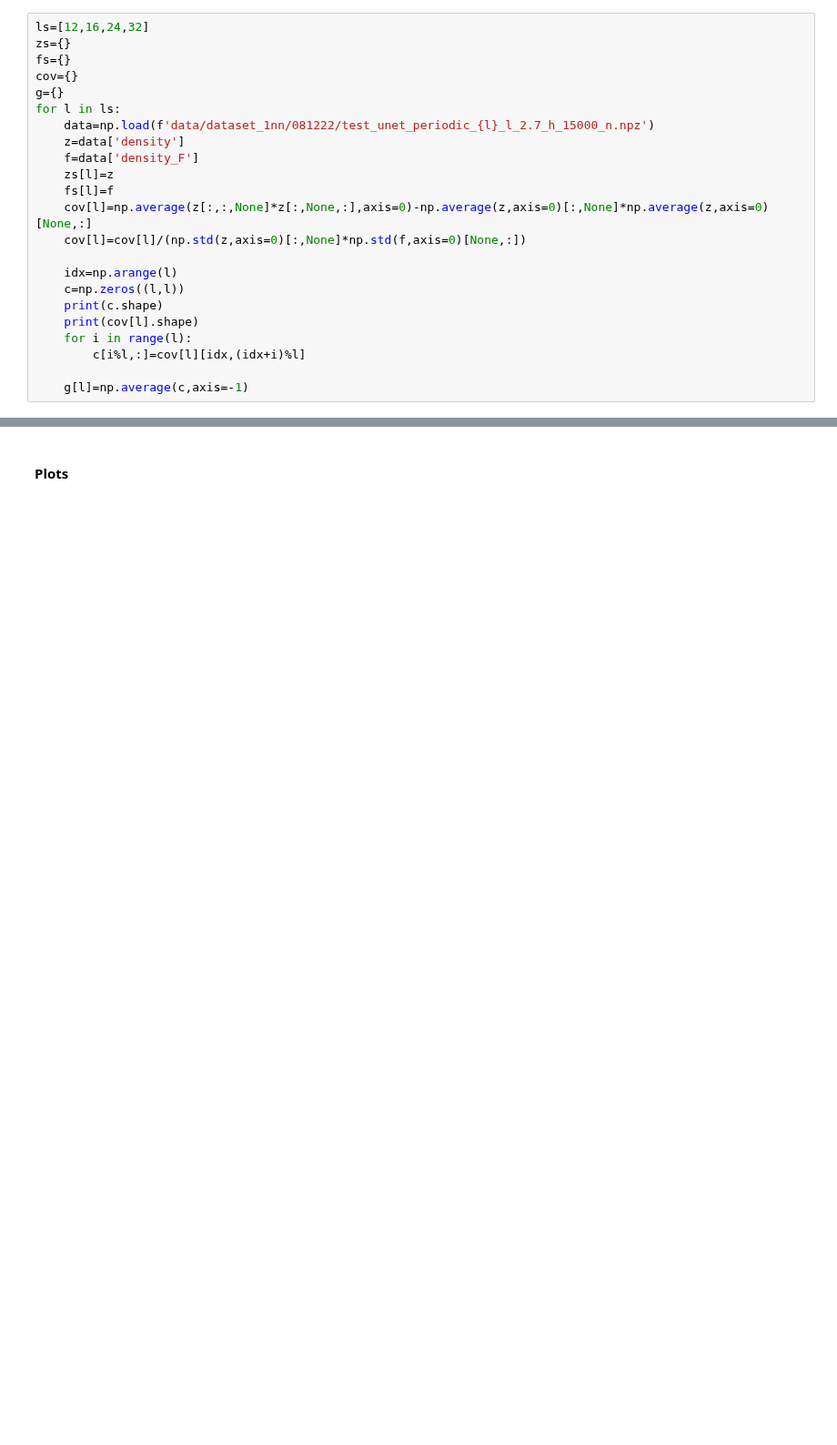
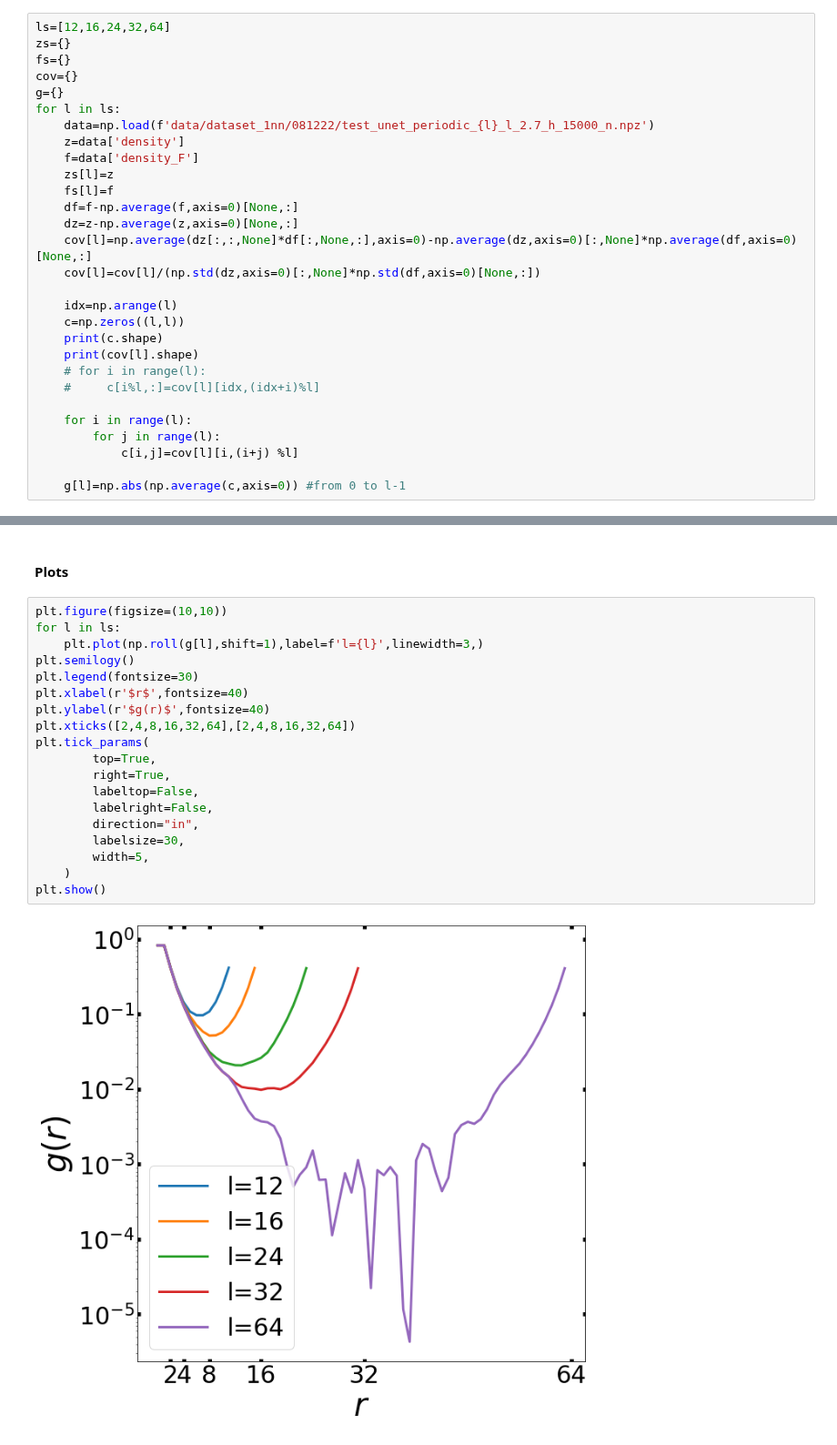
Before and after one commit to emacosta95/quantum_simulations_for_ising, a Jupyter notebook: CorrelationZXX.ipynb, the cells around one changed output, grey strips where cells are left out. Shown at 91% size. Saved outputs shown, nothing was run; the diff lists cells and outputs as text; blank space fills up the shorter version.

```diff
--- a/CorrelationZXX.ipynb
+++ b/CorrelationZXX.ipynb
@@ -85,7 +87,7 @@ import matplotlib.pyplot as plt
 # %% [markdown]
 #### Data
 # %%
-ls=[12,16,24,32]
+ls=[12,16,24,32,64]
 zs={}
 fs={}
 cov={}
@@ -96,17 +98,23 @@ for l in ls:
     f=data['density_F']
     zs[l]=z
     fs[l]=f
-    cov[l]=np.average(z[:,:,None]*z[:,None,:],axis=0)-np.average(z,axis=0)[:,None]*np.average(z,axis=0)[None,:]
-    cov[l]=cov[l]/(np.std(z,axis=0)[:,None]*np.std(f,axis=0)[None,:])
+    df=f-np.average(f,axis=0)[None,:]
+    dz=z-np.average(z,axis=0)[None,:]
+    cov[l]=np.average(dz[:,:,None]*df[:,None,:],axis=0)-np.average(dz,axis=0)[:,None]*np.average(df,axis=0)[None,:]
+    cov[l]=cov[l]/(np.std(dz,axis=0)[:,None]*np.std(df,axis=0)[None,:])
 
     idx=np.arange(l)
     c=np.zeros((l,l))
     print(c.shape)
     print(cov[l].shape)
+    # for i in range(l):
+    #     c[i%l,:]=cov[l][idx,(idx+i)%l]
+
     for i in range(l):
-        c[i%l,:]=cov[l][idx,(idx+i)%l]
+        for j in range(l):
+            c[i,j]=cov[l][i,(i+j) %l]
 
-    g[l]=np.average(c,axis=-1)
+    g[l]=np.abs(np.average(c,axis=0)) #from 0 to l-1
 # %% [output]
 (12, 12)
 (12, 12)
@@ -119,2 +129,23 @@ for l in ls:
 # %% [markdown]
 #### Plots
+# %%
+plt.figure(figsize=(10,10))
+for l in ls:
+    plt.plot(np.roll(g[l],shift=1),label=f'l={l}',linewidth=3,)
+plt.semilogy()
+plt.legend(fontsize=30)
+plt.xlabel(r'$r$',fontsize=40)
+plt.ylabel(r'$g(r)$',fontsize=40)
+plt.xticks([2,4,8,16,32,64],[2,4,8,16,32,64])
+plt.tick_params(
+        top=True,
+        right=True,
+        labeltop=False,
+        labelright=False,
+        direction="in",
+        labelsize=30,
+        width=5,
+    )
+plt.show()
+# %% [output]
+[figure, added]
```
Also changed, not shown: parts of 9 cells of this notebook, 24 other files.
